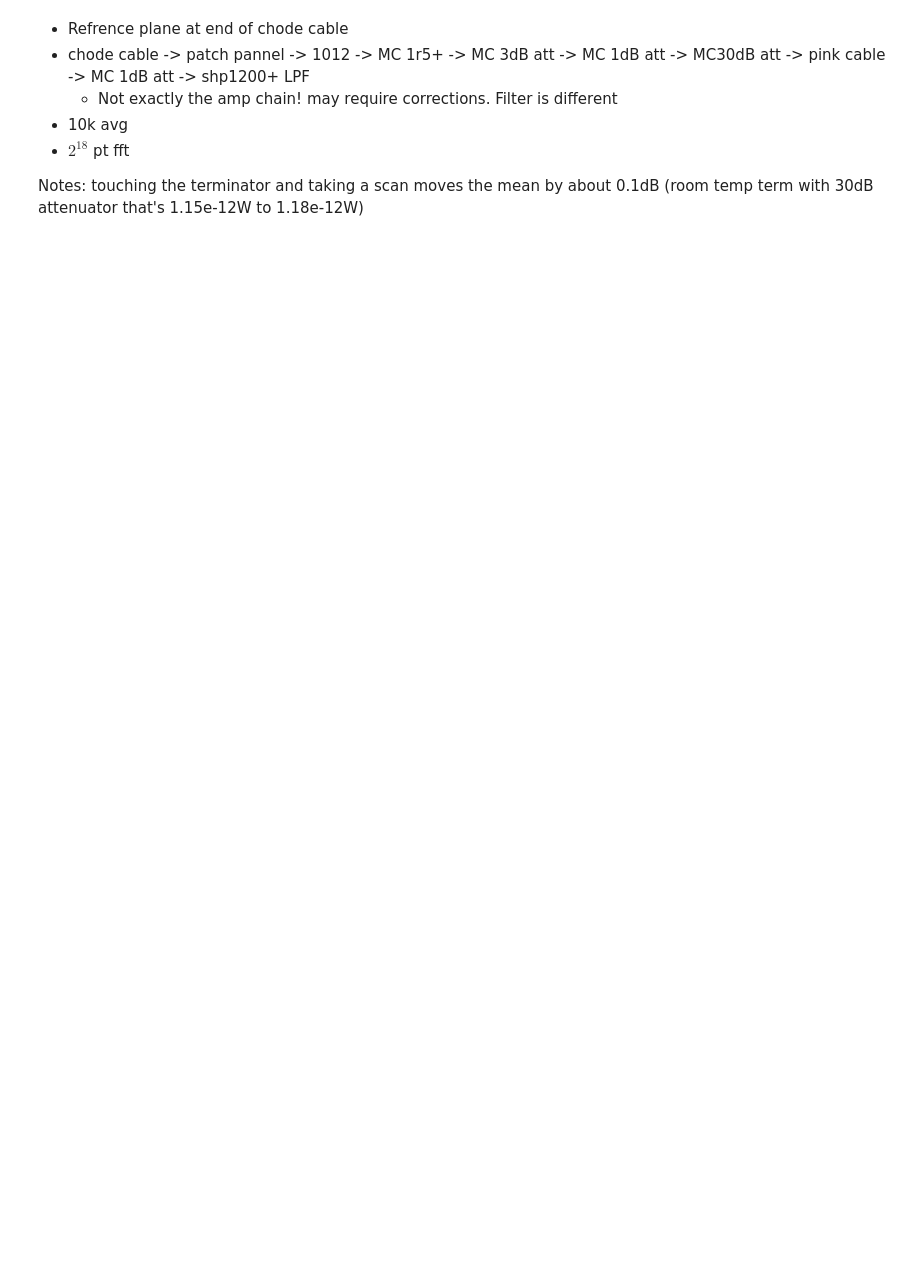
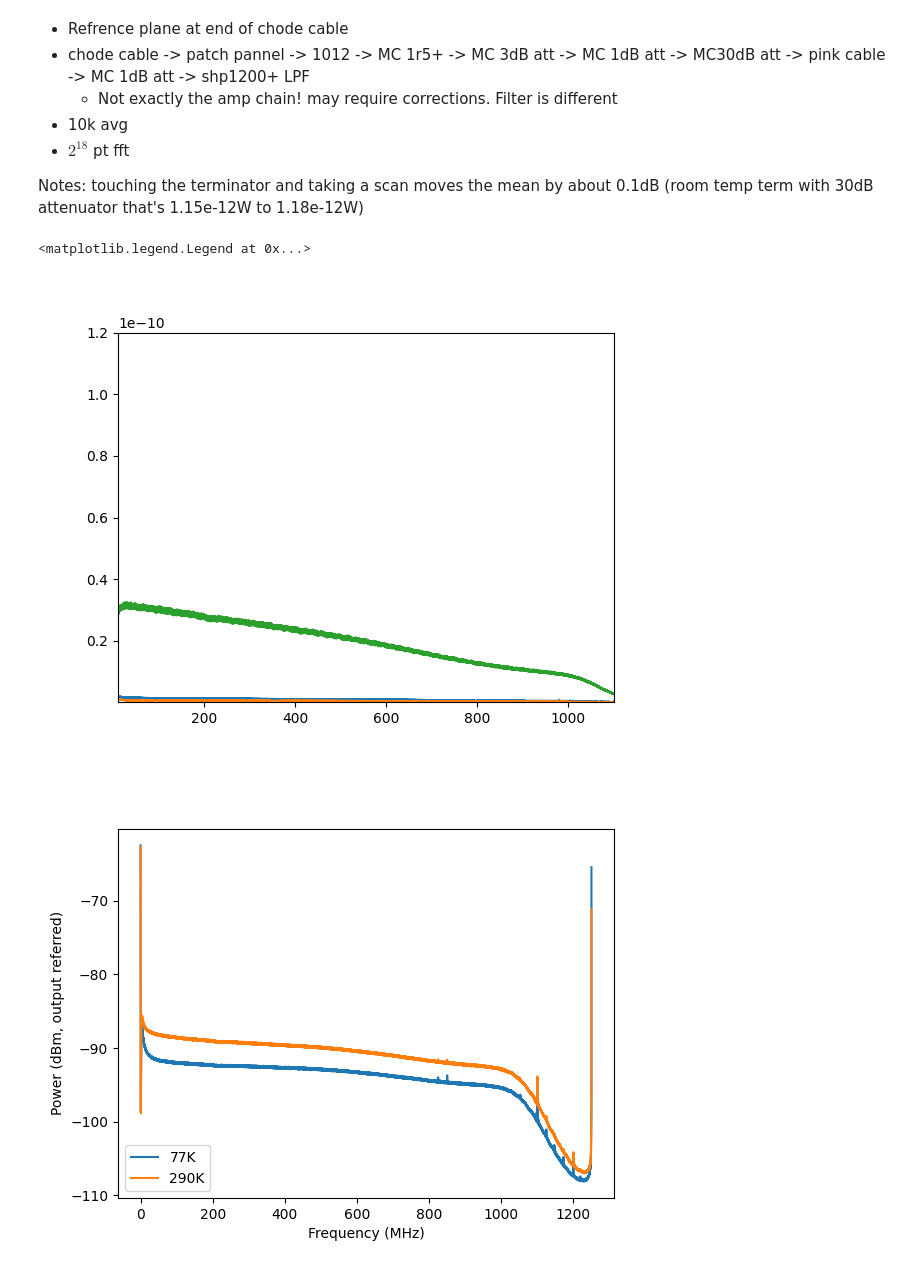
Before and after one commit to josephmlev/darkRadio, a Jupyter notebook: daqAnalysisAndExperiments/run1p4/yFactorTest/yFactorTest.ipynb, the cells around one changed output. Cells and saved outputs as stored; diff of their text form; code cells hidden in the pictures; blank space fills up the shorter version.

```diff
--- a/daqAnalysisAndExperiments/run1p4/yFactorTest/yFactorTest.ipynb
+++ b/daqAnalysisAndExperiments/run1p4/yFactorTest/yFactorTest.ipynb
@@ -19,35 +20,41 @@ touching the terminator and taking a scan moves the mean by about 0.1dB (room te
 #load data
 freqs = np.linspace(0, 1250, 2**17)
 
 #term right on cable
 term_roomTemp = np.load('./data_gitignore/50Ohm_roomtemp.npy', allow_pickle = True).item()['chBSpec_W']
 cryo_roomTemp = np.load('./data_gitignore/cryocable_50Ohms_roomtemp.npy', allow_pickle = True).item()['chBSpec_W']
 cryo_LN2 = np.load('./data_gitignore/cryocable_50Ohms_LN2.npy', allow_pickle = True).item()['chBSpec_W']
 #cryo_LN2_wait = np.load('./data_gitignore/cryocable_50Ohms_LN2_wait.npy', allow_pickle = True).item()['chBSpec_W'] #see when it hits 77K
 #NS_15V = np.load('./data_gitignore/31dBSource_15p00V.npy', allow_pickle = True).item()['chBSpec_W']
 #NS_0V = np.load('./data_gitignore/31dBSource_0V.npy', allow_pickle = True).item()['chBSpec_W']
 NS16_0V = np.load('./data_gitignore/16dBSource_0V.npy', allow_pickle = True).item()['chBSpec_W']
 NS16_28V = np.load('./data_gitignore/16dBSource_28V.npy', allow_pickle = True).item()['chBSpec_W']
 
 plt.close('all')
 plt.figure()
 #plt.plot(freqs, term_roomTemp[1:])
 plt.plot(freqs, cryo_roomTemp[1:])
 plt.plot(freqs, cryo_LN2[1:])
 plt.plot(freqs, NS16_28V[1:])
 plt.ylim(.1e-12,1.2e-10)
 plt.xlim(10, 1100)
 
 plt.figure()
 #plt.plot(freqs, term_roomTemp[1:])
-plt.plot(freqs, 10*np.log10(1000*cryo_LN2[1:]), label = "cryo, 77K")
-plt.plot(freqs, 10*np.log10(1000*cryo_roomTemp[1:]), label = "cryo, RT")
+plt.plot(freqs, 10*np.log10(1000*cryo_LN2[1:]), label = "77K")
+plt.plot(freqs, 10*np.log10(1000*cryo_roomTemp[1:]), label = "290K")
 #plt.plot(freqs, 10*np.log10(1000*NS_15V[1:]))
 #plt.plot(freqs, 10*np.log10(1000*NS16_0V[1:]), label = "16dB NS, 0V")
 #plt.plot(freqs, 10*np.log10(1000*NS16_28V[1:]), label = "16dB NS, 28V")
 #plt.ylim(-95,-65)
 #plt.xlim(10, 1100)
+plt.xlabel('Frequency (MHz)')
+plt.ylabel('Power (dBm, output referred)')
 plt.legend()
+# %% [output]
+<matplotlib.legend.Legend at 0x...>
+[figure, added]
+[figure, added]
 # %%
 #test method at only 625MHz before doing it on the full array
 # I don't think the 16.1dB ENR source works, I get reasonable results using LN2 and room temp
```
Also changed, not shown: parts of 7 cells of this notebook, 1 other file.
